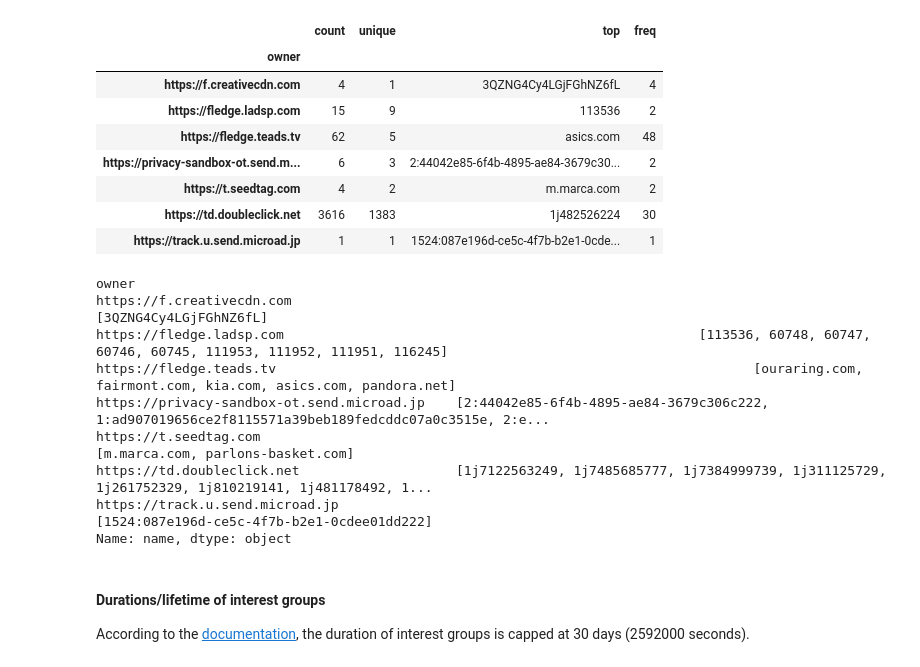
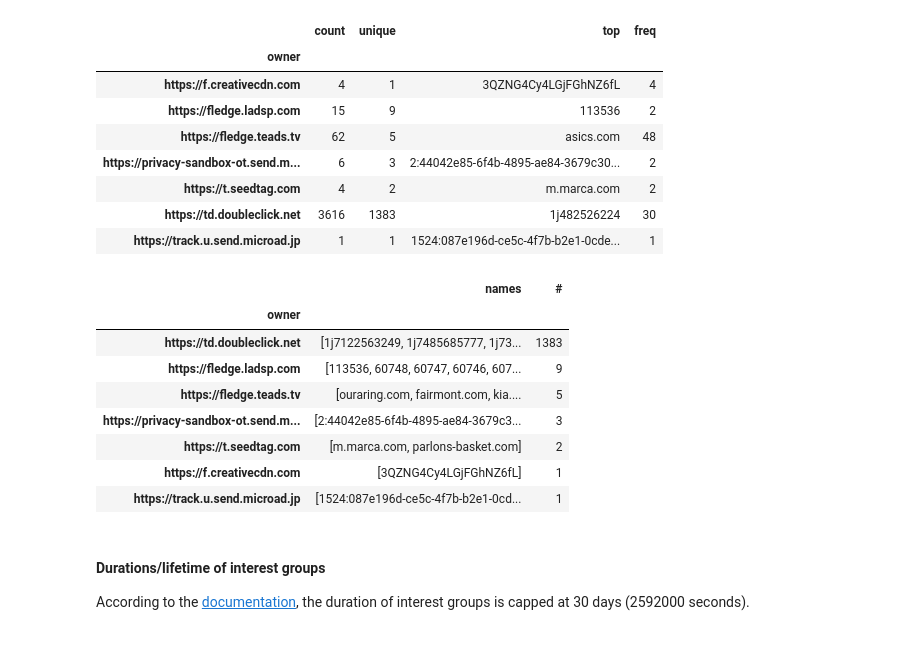
Before and after one commit to MichielP1807/tracker-radar-collector, a Jupyter notebook: post-processing/analysis.ipynb, the cells around one changed output. Drawn from its saved outputs; the diff is of its cells as text; code cells hidden in the pictures.

Commit message:
Update unique interest group table

```diff
--- a/post-processing/analysis.ipynb
+++ b/post-processing/analysis.ipynb
@@ -730,18 +730,23 @@ join_calls.groupby("owner")["name"].describe()
 # %%
 old_max = pd.options.display.max_colwidth
 pd.options.display.max_colwidth = 100
-display(join_calls.groupby("owner")["name"].unique())
+
+unique_names = join_calls.groupby("owner")["name"].unique().rename("names")
+nunique_names = join_calls.groupby("owner")["name"].nunique().rename("#")
+combined = pd.concat([unique_names, nunique_names], axis=1)
+display(combined.sort_values(by="#", ascending=False))
+
 pd.options.display.max_colwidth = old_max
 # %% [output]
-owner
-https://f.creativecdn.com                                                                                                  [3QZNG4Cy4LGjFGhNZ6fL]
-https://fledge.ladsp.com                                                     [113536, 60748, 60747, 60746, 60745, 111953, 111952, 111951, 116245]
-https://fledge.teads.tv                                                             [ouraring.com, fairmont.com, kia.com, asics.com, pandora.net]
-https://privacy-sandbox-ot.send.microad.jp    [2:44042e85-6f4b-4895-ae84-3679c306c222, 1:ad907019656ce2f8115571a39beb189fedcddc07a0c3515e, 2:e...
-https://t.seedtag.com                                                                                           [m.marca.com, parlons-basket.com]
-https://td.doubleclick.net                    [1j7122563249, 1j7485685777, 1j7384999739, 1j311125729, 1j261752329, 1j810219141, 1j481178492, 1...
-https://track.u.send.microad.jp                                                                       [1524:087e196d-ce5c-4f7b-b2e1-0cdee01dd222]
-Name: name, dtype: object
+|  | names | # |
+| owner |  |  |
+| https://td.doubleclick.net | [1j7122563249, 1j7485685777, 1j73... | 1383 |
+| https://fledge.ladsp.com | [113536, 60748, 60747, 60746, 607... | 9 |
+| https://fledge.teads.tv | [ouraring.com, fairmont.com, kia.... | 5 |
+| https://privacy-sandbox-ot.send.m... | [2:44042e85-6f4b-4895-ae84-3679c3... | 3 |
+| https://t.seedtag.com | [m.marca.com, parlons-basket.com] | 2 |
+| https://f.creativecdn.com | [3QZNG4Cy4LGjFGhNZ6fL] | 1 |
+| https://track.u.send.microad.jp | [1524:087e196d-ce5c-4f7b-b2e1-0cd... | 1 |
 # %% [markdown]
 #### Durations/lifetime of interest groups
 According to the [documentation](https://developer.chrome.com/docs/privacy-sandbox/protected-audience-api/interest-groups/#example-usage), the duration of interest groups is capped at 30 days (2592000 seconds).
```
